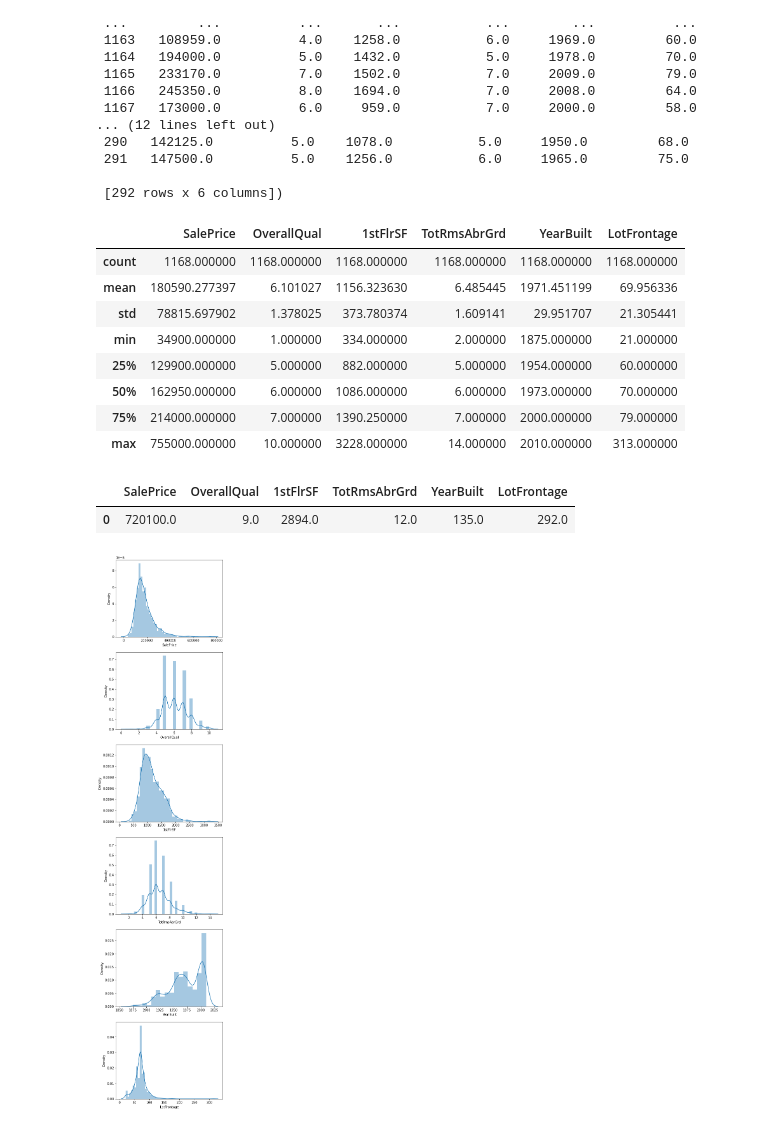
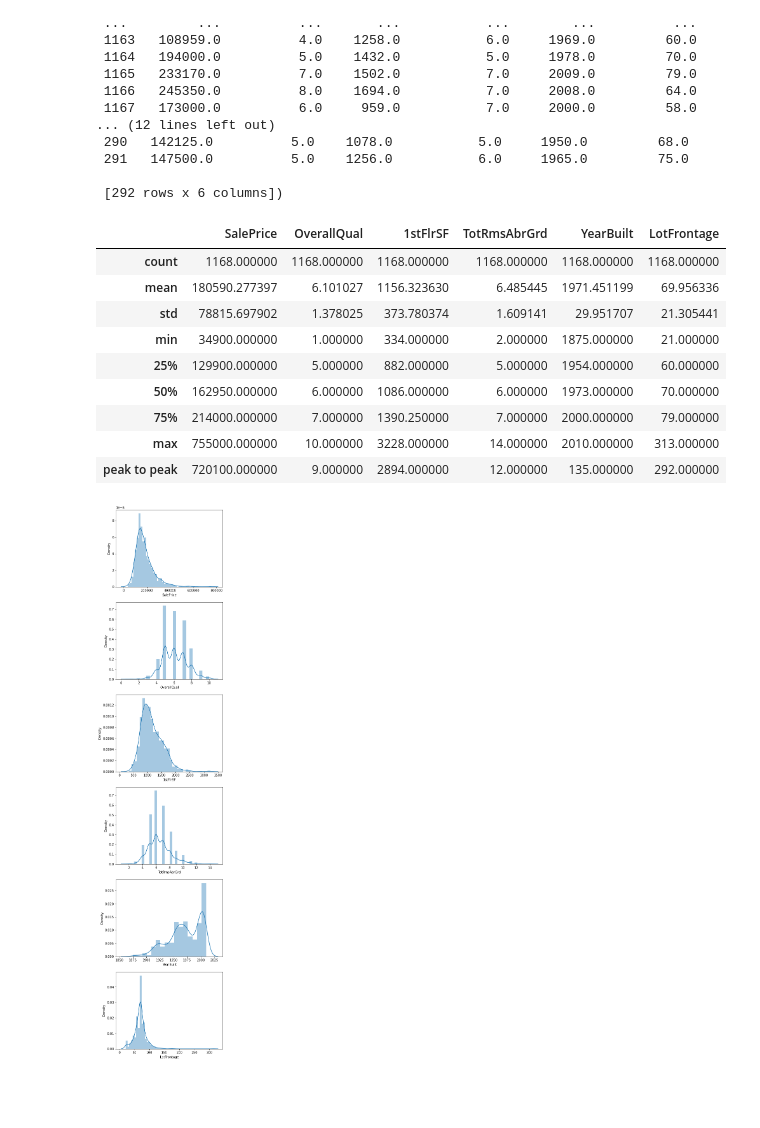
Before and after one commit to cesaraceytuno/PYTHON_DS, a Jupyter notebook: Proyecto/Proyecto.ipynb, the cells around one changed output. Drawn from its saved outputs; the diff is of its cells as text; code cells hidden in the pictures; blank space fills up the shorter version.

```diff
--- a/Proyecto/Proyecto.ipynb
+++ b/Proyecto/Proyecto.ipynb
@@ -57,24 +57,21 @@ training_pd, test_pd
  291   147500.0          5.0    1256.0           6.0     1965.0         75.0
 
  [292 rows x 6 columns])
-# %%
-training_pd.describe()
-# %% [output]
-|  | SalePrice | OverallQual | 1stFlrSF | TotRmsAbrGrd | YearBuilt | LotFrontage |
-| count | 1168.000000 | 1168.000000 | 1168.000000 | 1168.000000 | 1168.000000 | 1168.000000 |
-| mean | 180590.277397 | 6.101027 | 1156.323630 | 6.485445 | 1971.451199 | 69.956336 |
-| std | 78815.697902 | 1.378025 | 373.780374 | 1.609141 | 29.951707 | 21.305441 |
-| min | 34900.000000 | 1.000000 | 334.000000 | 2.000000 | 1875.000000 | 21.000000 |
-| 25% | 129900.000000 | 5.000000 | 882.000000 | 5.000000 | 1954.000000 | 60.000000 |
-| 50% | 162950.000000 | 6.000000 | 1086.000000 | 6.000000 | 1973.000000 | 70.000000 |
-| 75% | 214000.000000 | 7.000000 | 1390.250000 | 7.000000 | 2000.000000 | 79.000000 |
-| max | 755000.000000 | 10.000000 | 3228.000000 | 14.000000 | 2010.000000 | 313.000000 |
 # %%
-#peak to peak
-pd.DataFrame(np.ptp(training_set,axis=0).reshape(1,columns),columns=column_names)
+describe = training_pd.describe()
+peak_to_peak = pd.DataFrame(np.ptp(training_set,axis=0).reshape(1,columns),columns=column_names, index=['peak to peak'])
+pd.concat([describe, peak_to_peak], axis=0)
 # %% [output]
 |  | SalePrice | OverallQual | 1stFlrSF | TotRmsAbrGrd | YearBuilt | LotFrontage |
-| 0 | 720100.0 | 9.0 | 2894.0 | 12.0 | 135.0 | 292.0 |
+| count | 1168.000000 | 1168.000000 | 1168.000000 | 1168.000000 | 1168.000000 | 1168.000000 |
+| mean | 180590.277397 | 6.101027 | 1156.323630 | 6.485445 | 1971.451199 | 69.956336 |
+| std | 78815.697902 | 1.378025 | 373.780374 | 1.609141 | 29.951707 | 21.305441 |
+| min | 34900.000000 | 1.000000 | 334.000000 | 2.000000 | 1875.000000 | 21.000000 |
+| 25% | 129900.000000 | 5.000000 | 882.000000 | 5.000000 | 1954.000000 | 60.000000 |
+| 50% | 162950.000000 | 6.000000 | 1086.000000 | 6.000000 | 1973.000000 | 70.000000 |
+| 75% | 214000.000000 | 7.000000 | 1390.250000 | 7.000000 | 2000.000000 | 79.000000 |
+| max | 755000.000000 | 10.000000 | 3228.000000 | 14.000000 | 2010.000000 | 313.000000 |
+| peak to peak | 720100.000000 | 9.000000 | 2894.000000 | 12.000000 | 135.000000 | 292.000000 |
 # %%
 fig, axs = plt.subplots(nrows=columns)
 
```
